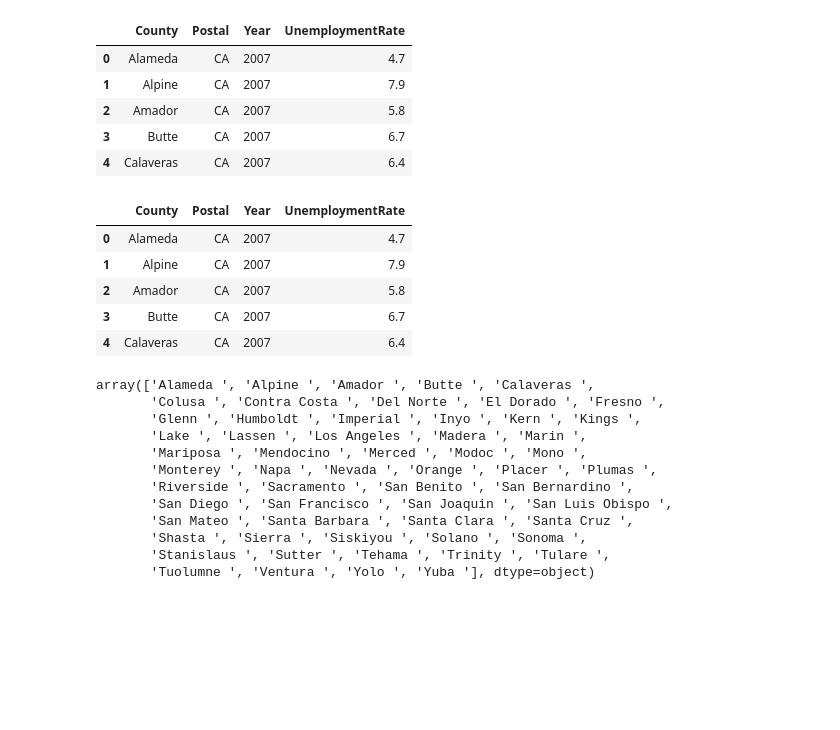
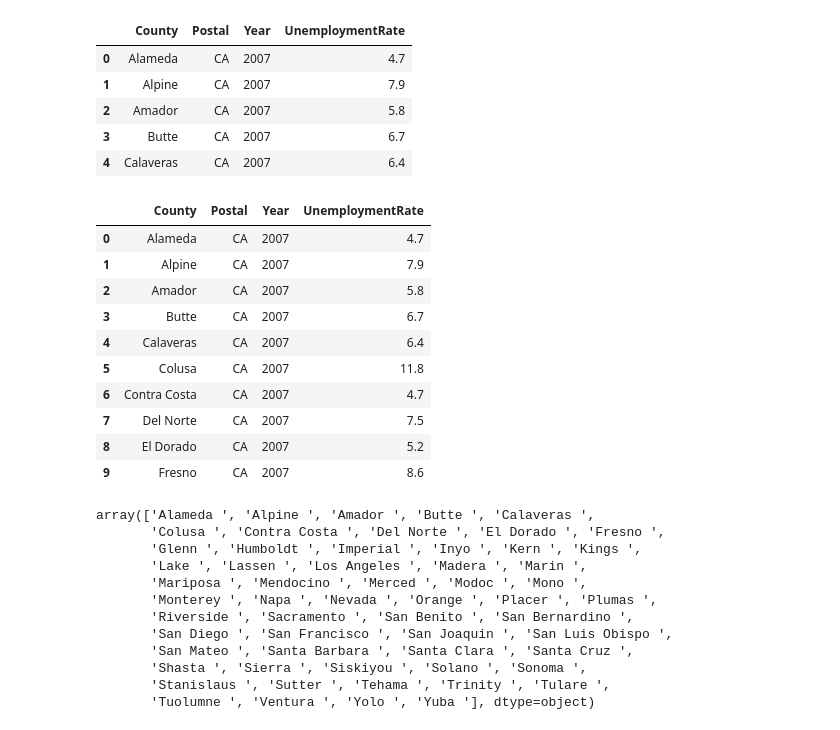
Before and after one commit to ce-r/steps, a Jupyter notebook: capstone-PRACTICE-Andrea.ipynb, the cells around one changed output. Cells and saved outputs as stored; diff of their text form; code cells hidden in the pictures; blank space fills up the shorter version.

```diff
--- a/capstone-PRACTICE-Andrea.ipynb
+++ b/capstone-PRACTICE-Andrea.ipynb
@@ -421,15 +421,20 @@ unempca.head()
 # %%
 #unempca['County'] = unempca['County'].str.strip(' ')
 #unempca['County'].apply(lambda x: x.str.strip() if x == ' ' else x)
-unempca['County'].str.strip()
-unempca.head()
+unempca['County'].str.strip(' ')
+unempca.head(10)
 # %% [output]
 |  | County | Postal | Year | UnemploymentRate |
 | 0 | Alameda | CA | 2007 | 4.7 |
 | 1 | Alpine | CA | 2007 | 7.9 |
 | 2 | Amador | CA | 2007 | 5.8 |
 | 3 | Butte | CA | 2007 | 6.7 |
 | 4 | Calaveras | CA | 2007 | 6.4 |
+| 5 | Colusa | CA | 2007 | 11.8 |
+| 6 | Contra Costa | CA | 2007 | 4.7 |
+| 7 | Del Norte | CA | 2007 | 7.5 |
+| 8 | El Dorado | CA | 2007 | 5.2 |
+| 9 | Fresno | CA | 2007 | 8.6 |
 # %%
 unempca['County'].unique()
 # %% [output]
```
Also changed, not shown: parts of 5 cells of this notebook.
